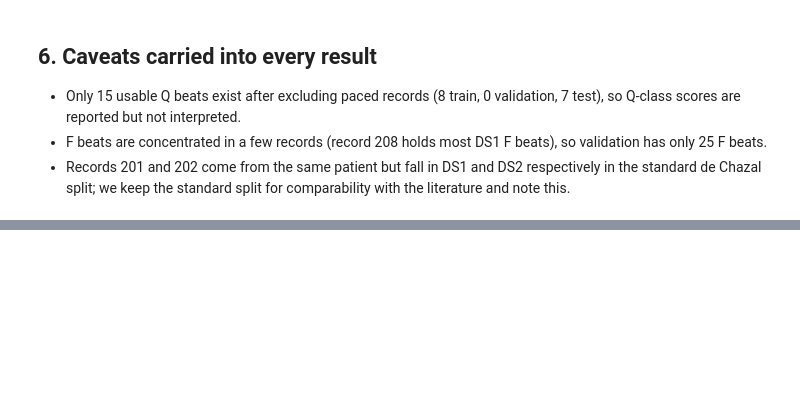
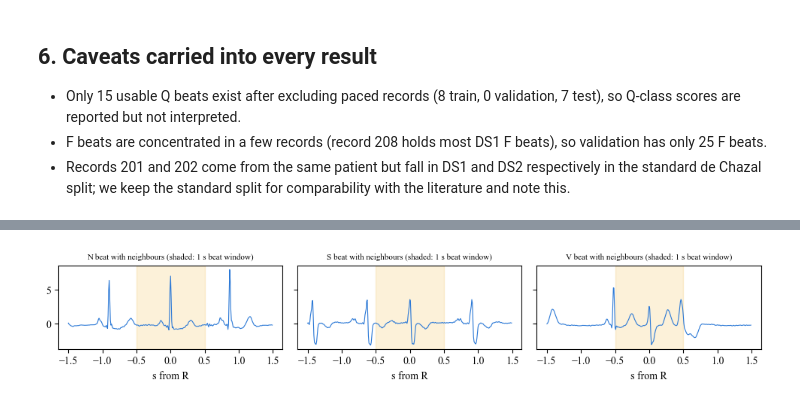
Before and after one commit to ishaankarmokar/ecg-arrhythmia, a Jupyter notebook: notebooks/00_data_pipeline.ipynb, the cells around one changed output, grey strips where cells are left out. Cells and saved outputs as stored; diff of their text form; code cells hidden in the pictures; blank space fills up the shorter version.

```diff
--- a/notebooks/00_data_pipeline.ipynb
+++ b/notebooks/00_data_pipeline.ipynb
@@ -107,0 +112,12 @@ plt.show()
+# %%
+c = np.load(os.path.join(ROOT, 'data', 'processed', 'context.npz'))
+Xc, Frel = c['Xc'].astype(np.float32), c['Frel']
+fig, ax = plt.subplots(1, 3, figsize=(10, 2), sharey=True)
+t = (np.arange(360) - 180) / 120
+for a, cls in zip(ax, ['N', 'S', 'V']):
+    i = np.flatnonzero((y == CLASSES.index(cls)) & (split == 'train'))[5]
+    a.plot(t, Xc[i], lw=.8, color="#2a78d6"); a.axvspan(-0.5, 0.5, color='#eda100', alpha=.15)
+    a.set_title(f'{cls} beat with neighbours (shaded: 1 s beat window)', fontsize=8); a.set_xlabel('s from R')
+plt.tight_layout(); plt.savefig(os.path.join(ROOT, 'figures', 'context_windows.png'), dpi=300); plt.show()
+# %% [output]
+[figure, added]
```
Also changed, not shown: parts of 2 cells of this notebook, 32 other files.
